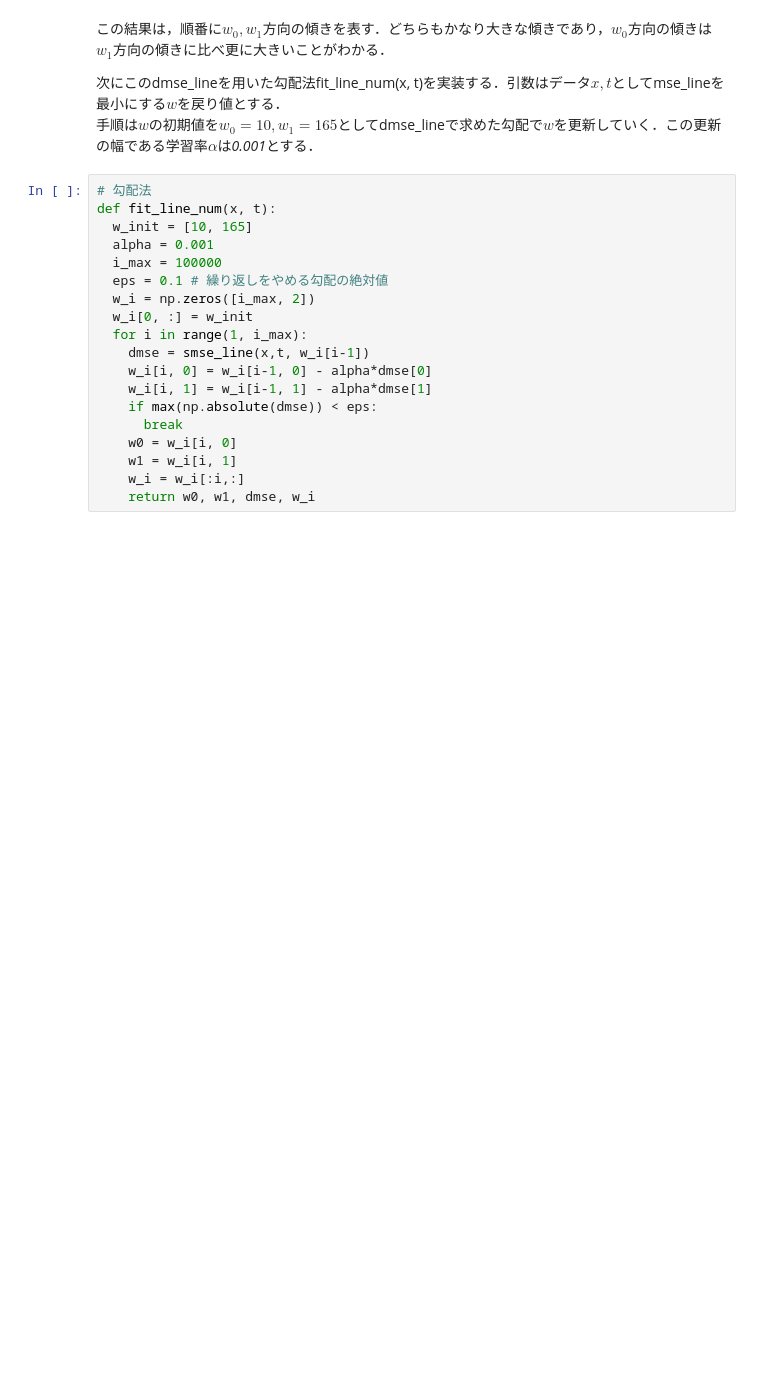
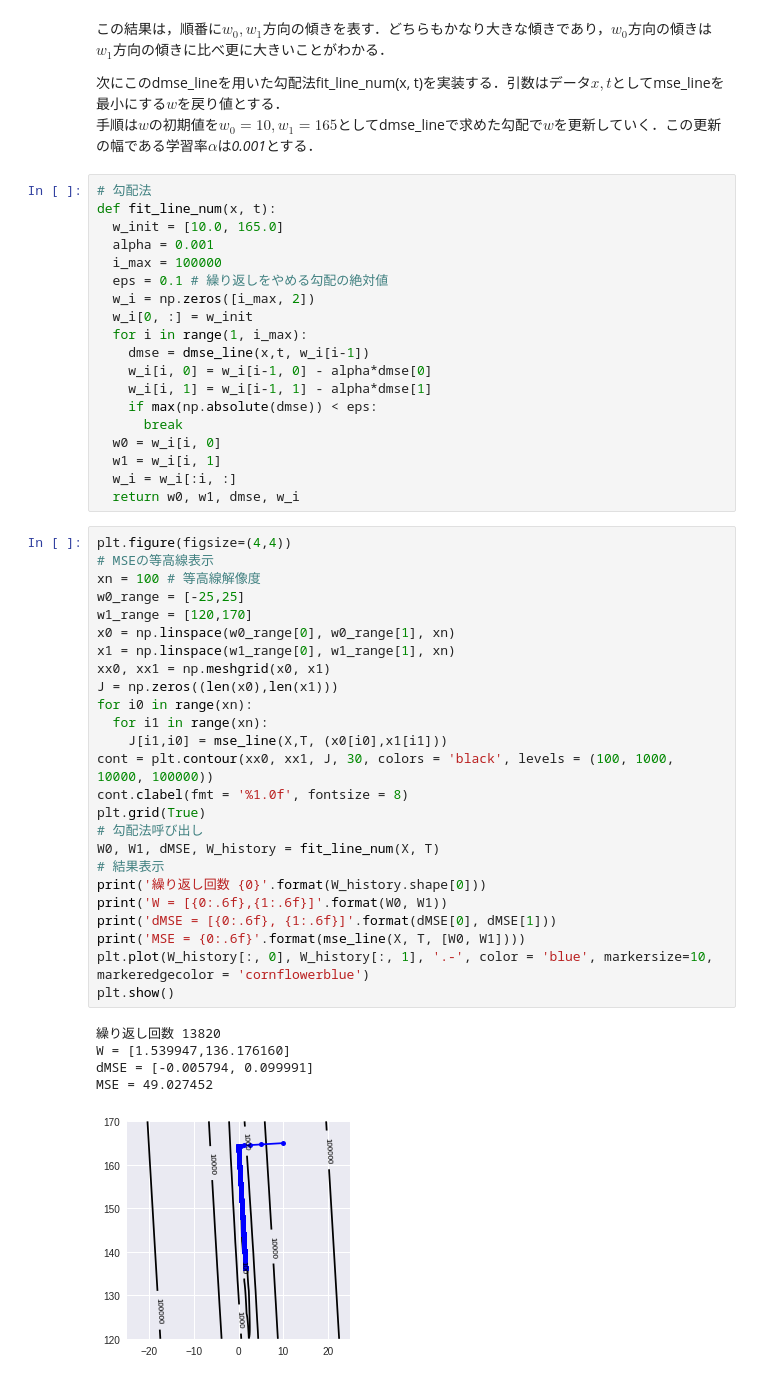
Before and after one commit to wf-yamaday/machine-learning, a Jupyter notebook: 機械学習の教科書/section5_1.ipynb, the cells around one changed output. Saved outputs shown, nothing was run; the diff lists cells and outputs as text; blank space fills up the shorter version.

```diff
--- a/機械学習の教科書/section5_1.ipynb
+++ b/機械学習の教科書/section5_1.ipynb
@@ -162,19 +162,50 @@ print(np.round(d_w, 1))
 # %%
 # 勾配法
 def fit_line_num(x, t):
-  w_init = [10, 165]
+  w_init = [10.0, 165.0]
   alpha = 0.001
   i_max = 100000
   eps = 0.1 # 繰り返しをやめる勾配の絶対値
   w_i = np.zeros([i_max, 2])
   w_i[0, :] = w_init
   for i in range(1, i_max):
-    dmse = smse_line(x,t, w_i[i-1])
+    dmse = dmse_line(x,t, w_i[i-1])
     w_i[i, 0] = w_i[i-1, 0] - alpha*dmse[0]
     w_i[i, 1] = w_i[i-1, 1] - alpha*dmse[1]
     if max(np.absolute(dmse)) < eps:
       break
-    w0 = w_i[i, 0]
-    w1 = w_i[i, 1]
-    w_i = w_i[:i,:]
-    return w0, w1, dmse, w_i
+  w0 = w_i[i, 0]
+  w1 = w_i[i, 1]
+  w_i = w_i[:i, :]
+  return w0, w1, dmse, w_i
+# %%
+plt.figure(figsize=(4,4))
+# MSEの等高線表示
+xn = 100 # 等高線解像度
+w0_range = [-25,25]
+w1_range = [120,170]
+x0 = np.linspace(w0_range[0], w0_range[1], xn)
+x1 = np.linspace(w1_range[0], w1_range[1], xn)
+xx0, xx1 = np.meshgrid(x0, x1)
+J = np.zeros((len(x0),len(x1)))
+for i0 in range(xn):
+  for i1 in range(xn):
+    J[i1,i0] = mse_line(X,T, (x0[i0],x1[i1]))
+cont = plt.contour(xx0, xx1, J, 30, colors = 'black', levels = (100, 1000, 10000, 100000))
+cont.clabel(fmt = '%1.0f', fontsize = 8)
+plt.grid(True)
+# 勾配法呼び出し
+W0, W1, dMSE, W_history = fit_line_num(X, T)
+# 結果表示
+print('繰り返し回数 {0}'.format(W_history.shape[0]))
+print('W = [{0:.6f},{1:.6f}]'.format(W0, W1))
+print('dMSE = [{0:.6f}, {1:.6f}]'.format(dMSE[0], dMSE[1]))
+print('MSE = {0:.6f}'.format(mse_line(X, T, [W0, W1])))
+plt.plot(W_history[:, 0], W_history[:, 1], '.-', color = 'blue', markersize=10, markeredgecolor = 'cornflowerblue')
+plt.show()
+# %% [output]
+繰り返し回数 13820
+W = [1.539947,136.176160]
+dMSE = [-0.005794, 0.099991]
+MSE = 49.027452
+[figure, added]
```
Also changed, not shown: parts of 4 cells of this notebook.
